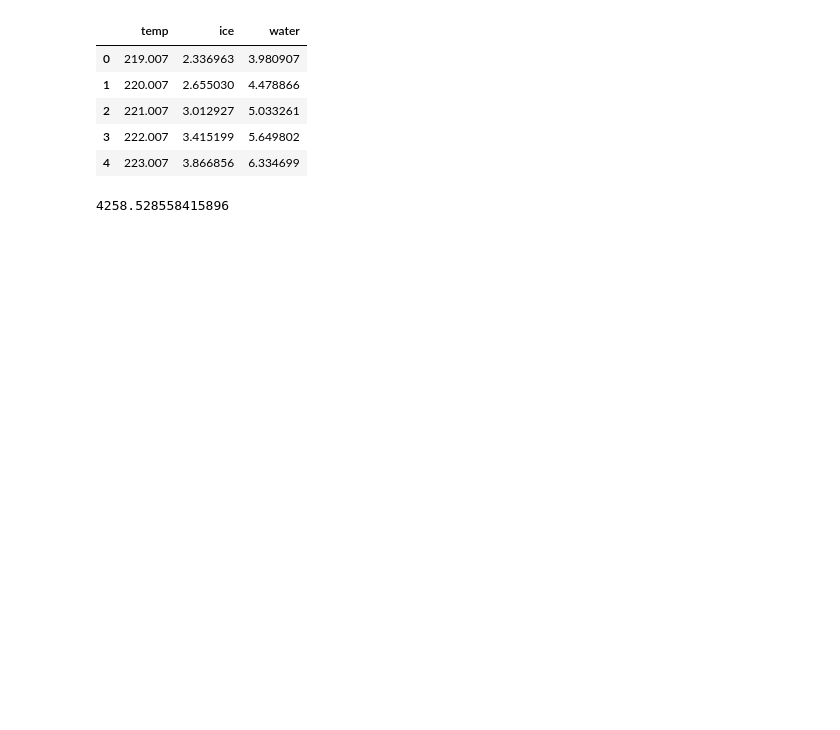
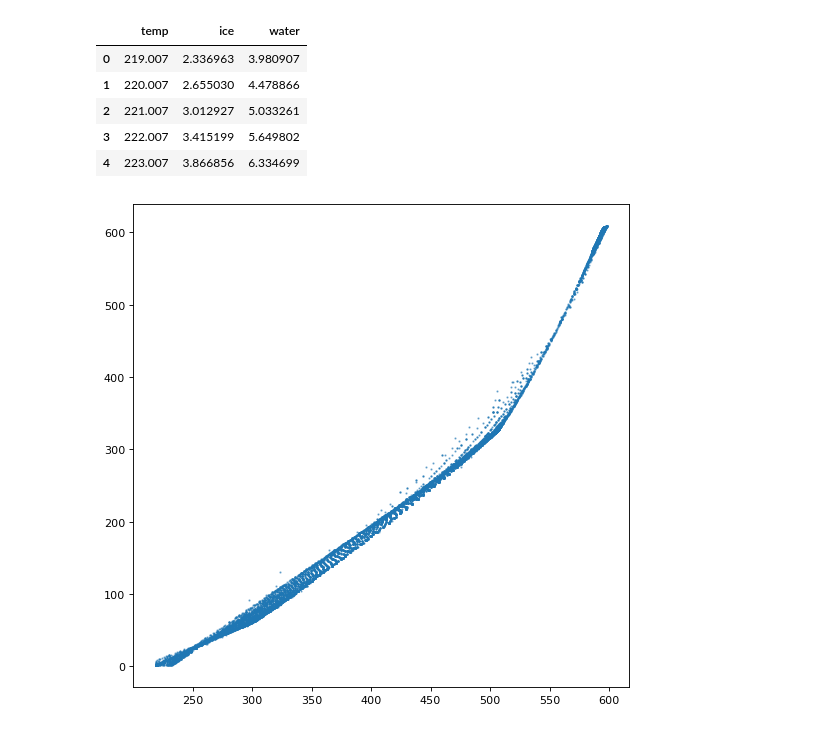
Before and after one commit to nafiul-nipu/Contrails-Python, a Jupyter notebook: contrails preprocessing/Extracting_Temp_Pressure.ipynb, the cells around one changed output. Drawn from its saved outputs; the diff is of its cells as text; code cells hidden in the pictures; blank space fills up the shorter version.

Commit message:
added the scatter plot

```diff
--- a/contrails preprocessing/Extracting_Temp_Pressure.ipynb
+++ b/contrails preprocessing/Extracting_Temp_Pressure.ipynb
@@ -86,7 +108,10 @@ saturationCurve.head()
 | 4 | 223.007 | 3.866856 | 6.334699 |
 # %%
 saturationCurve.to_csv ('Extracted Data/saturationCurve.csv', index = False, header=True)
-# %%
-max(saturation_ice)
-# %% [output]
-4258.528558415896
+# %%
+plt.figure(figsize=(8, 8), dpi=80)
+plt.scatter(temp, pressure, s=1, alpha=0.5)
+
+plt.show()
+# %% [output]
+[figure, added]
```
Also changed, not shown: parts of 2 cells of this notebook.
